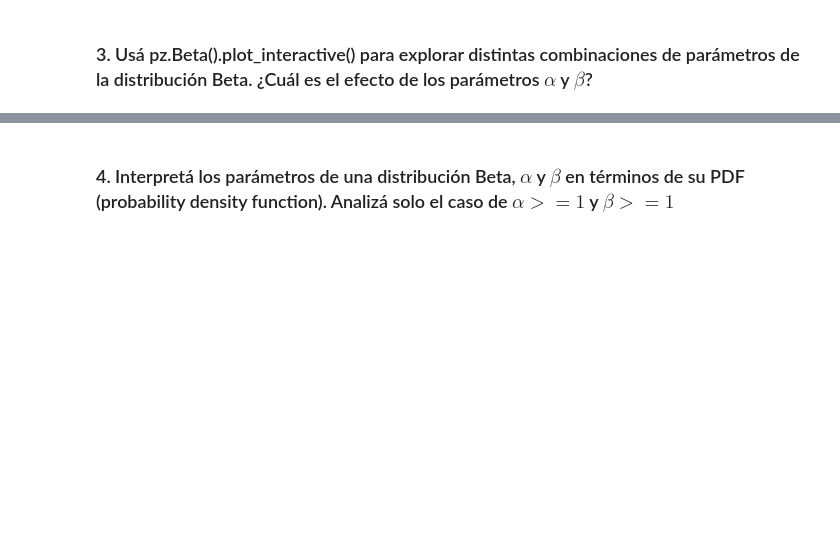
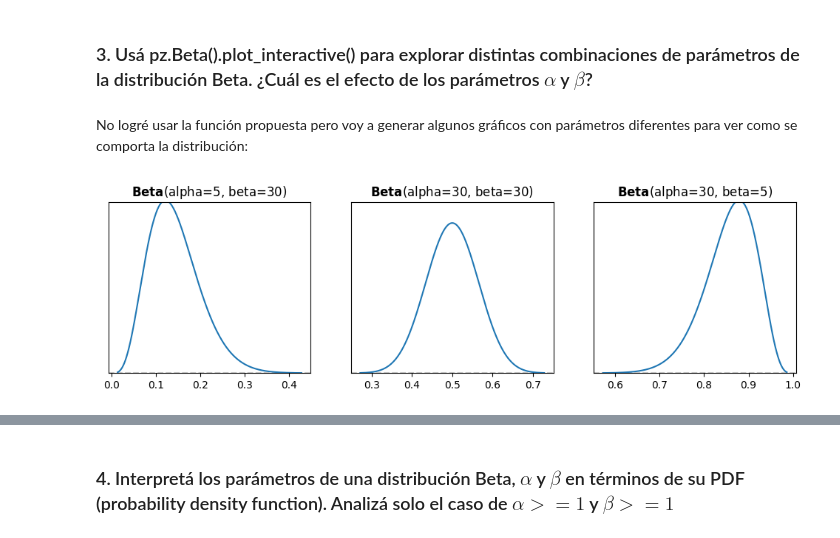
Before and after one commit to Gerardo1909/EEI2_ejercicios, a Jupyter notebook: ejercicios/modulo1.ipynb, the cells around one changed output, grey strips where cells are left out. Cells and saved outputs as stored; diff of their text form; code cells hidden in the pictures; blank space fills up the shorter version.

```diff
--- a/ejercicios/modulo1.ipynb
+++ b/ejercicios/modulo1.ipynb
@@ -11,2 +24,14 @@ import preliz as pz
 # %% [markdown]
 ### 3. Usá pz.Beta().plot_interactive() para explorar distintas combinaciones de parámetros de la distribución Beta. ¿Cuál es el efecto de los parámetros $\alpha$ y $\beta$?
+# %% [markdown]
+No logré usar la función propuesta pero voy a generar algunos gráficos con parámetros diferentes para ver como se comporta la distribución:
+# %%
+_, axes = plt.subplots(1, 3, figsize=(12, 3), sharey=True)
+
+params = [(5, 30), (30, 30), (30,5)]
+
+for (a, b), ax  in zip(params, axes):
+    ax = pz.Beta(a, b).plot_pdf(ax=ax, legend="title")
+    ax.set_ylim(0, 7)
+# %% [output]
+[figure, added]
```
Also changed, not shown: parts of 16 cells of this notebook, 2 other files.
